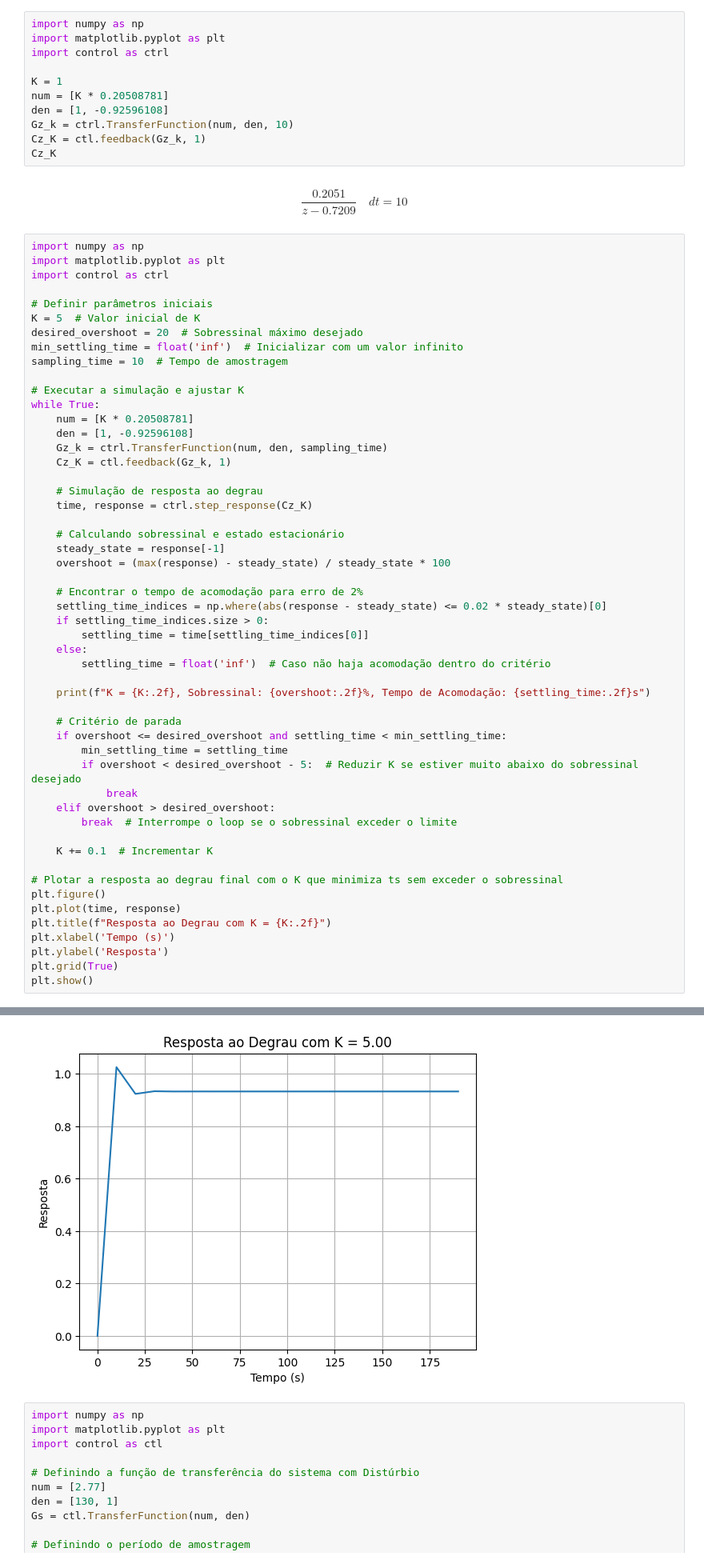
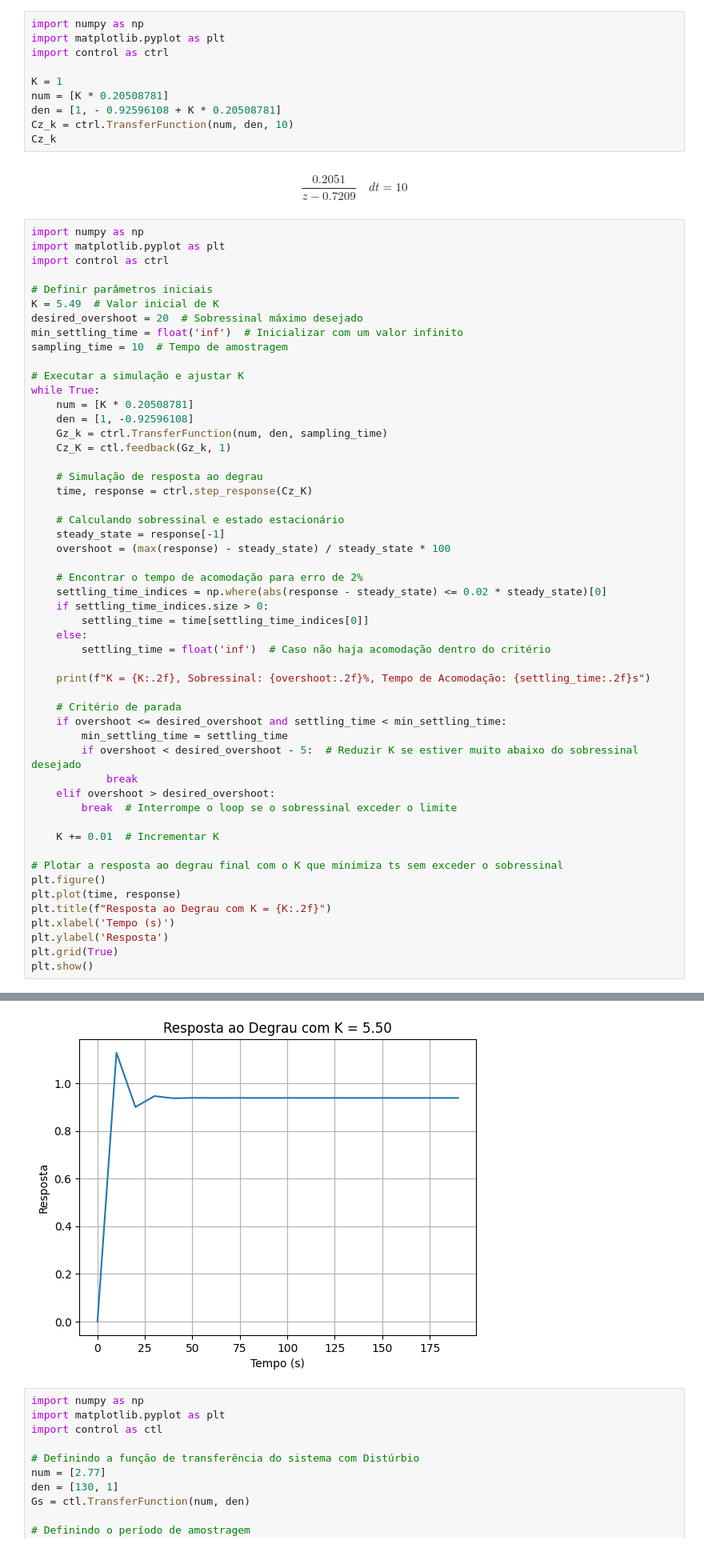
Before and after one commit to pedroivovasconcelos/controledigital, a Jupyter notebook: capitulo6.ipynb, the cells around one changed output, grey strips where cells are left out. Shown at 80% size. Cells and saved outputs as stored; diff of their text form.

```diff
--- a/capitulo6.ipynb
+++ b/capitulo6.ipynb
@@ -181,10 +181,9 @@ import control as ctrl
 
 K = 1
 num = [K * 0.20508781]
-den = [1, -0.92596108]
-Gz_k = ctrl.TransferFunction(num, den, 10)
-Cz_K = ctl.feedback(Gz_k, 1)
-Cz_K
+den = [1, - 0.92596108 + K * 0.20508781]
+Cz_k = ctrl.TransferFunction(num, den, 10)
+Cz_k
 # %% [output]
 $$\frac{0.2051}{z - 0.7209}\quad dt = 10$$
 # %%
@@ -193,7 +192,7 @@ import matplotlib.pyplot as plt
 import control as ctrl
 
 # Definir parâmetros iniciais
-K = 5  # Valor inicial de K
+K = 5.49  # Valor inicial de K
 desired_overshoot = 20  # Sobressinal máximo desejado
 min_settling_time = float('inf')  # Inicializar com um valor infinito
 sampling_time = 10  # Tempo de amostragem
@@ -229,7 +228,7 @@ while True:
     elif overshoot > desired_overshoot:
         break  # Interrompe o loop se o sobressinal exceder o limite
 
-    K += 0.1  # Incrementar K
+    K += 0.01  # Incrementar K
 
 # Plotar a resposta ao degrau final com o K que minimiza ts sem exceder o sobressinal
 plt.figure()
@@ -244,4 +244,4 @@ K = 5.00, Sobressinal: 9.95%, Tempo de Acomodação: 20.00s
-[figure, old version]
+[figure, new version]
 # %%
 import numpy as np
 import matplotlib.pyplot as plt
```
Also changed, not shown: parts of 2 cells of this notebook.
